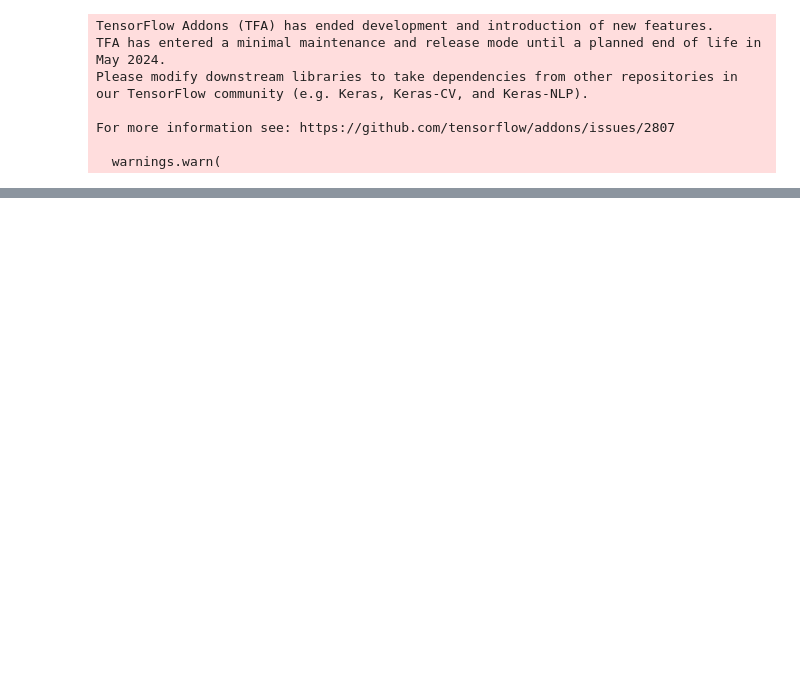
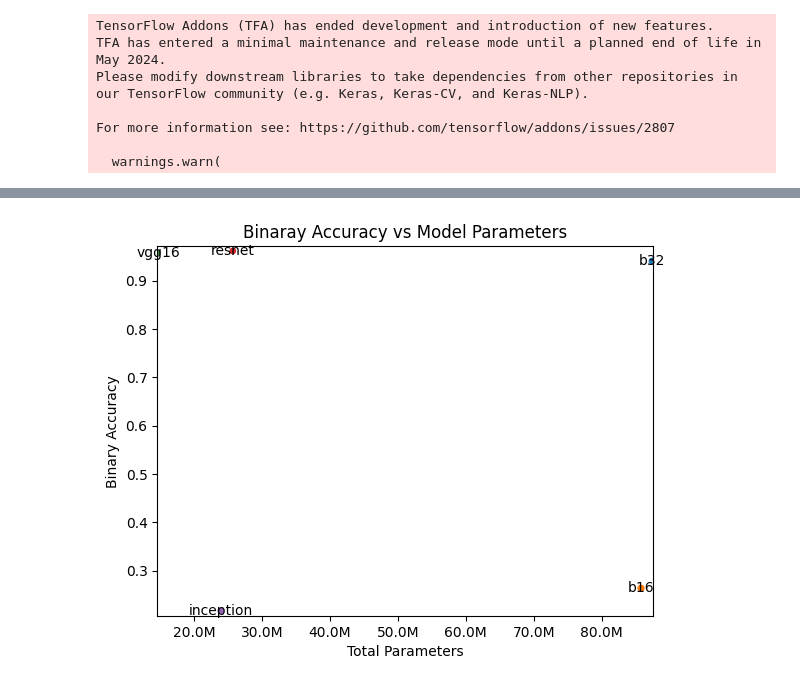
Before and after one commit to rutgerluinge/BrainTumorDetection, a Jupyter notebook: Everything.ipynb, the cells around one changed output, grey strips where cells are left out. Cells and saved outputs as stored; diff of their text form; code cells hidden in the pictures; blank space fills up the shorter version.

```diff
--- a/Everything.ipynb
+++ b/Everything.ipynb
@@ -203,0 +330,10 @@ NameError: name 'reshistory' is not defined
+# %%
+result_dict = {}
+for name in model_names:
+    result_dict[name] = np.random.random(2)
+
+
+
+scatter_plot(model_dict, result_dict)
+# %% [output]
+[figure, added]
```
Also changed, not shown: parts of 26 cells of this notebook, 2 other files.
